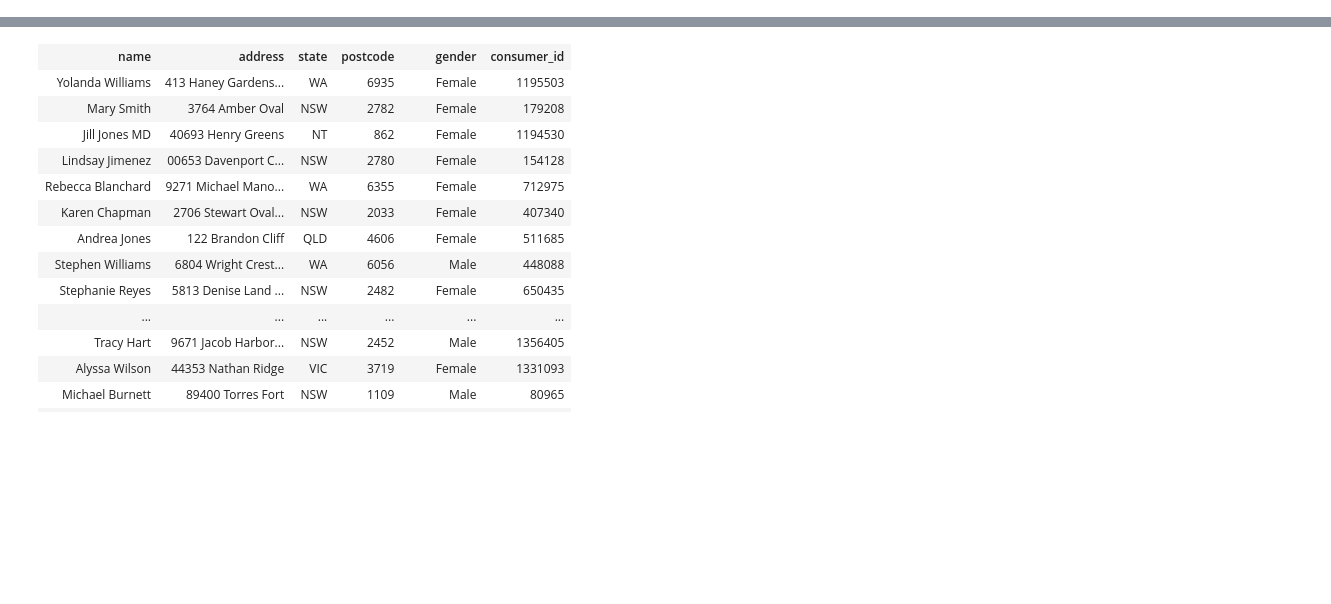
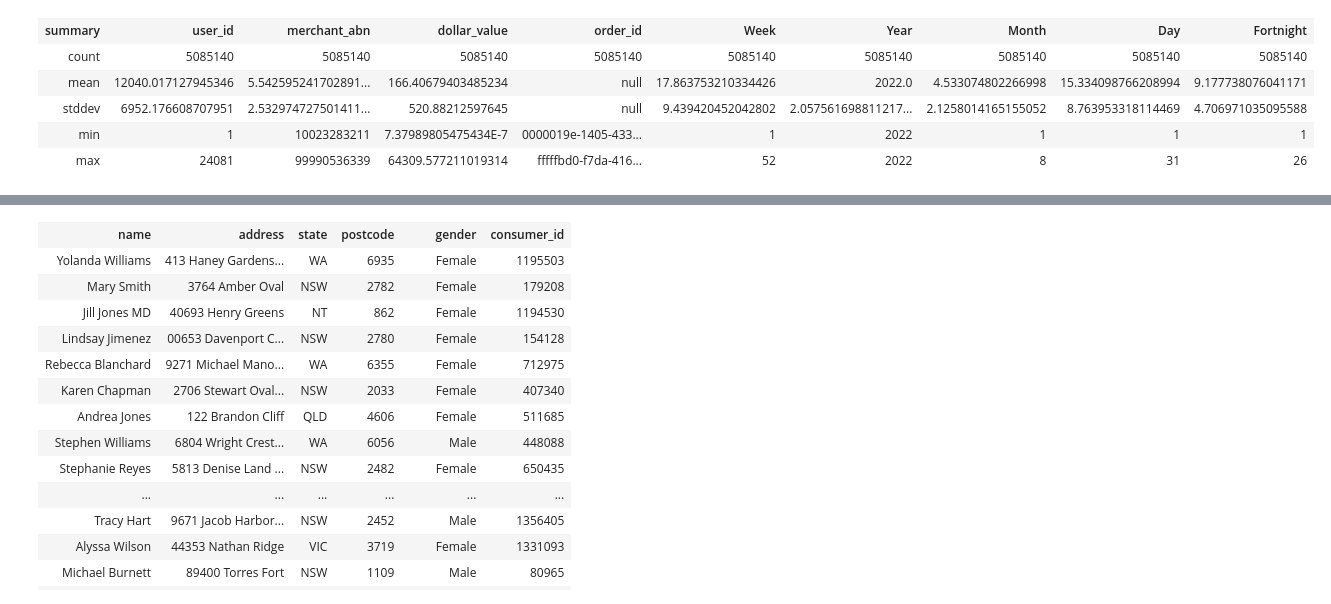
Before and after one commit to TGChenZP/MAST30034-A2_GroupWork_Py, a Jupyter notebook: notebooks/Y_grouping(by fortnight).ipynb, the cells around one changed output, grey strips where cells are left out. Cells and saved outputs as stored; diff of their text form; code cells hidden in the pictures; blank space fills up the shorter version.

```diff
--- a/notebooks/Y_grouping(by fortnight).ipynb
+++ b/notebooks/Y_grouping(by fortnight).ipynb
@@ -46,3 +41,16 @@ data = data.withColumn("Week", F.weekofyear("order_datetime"))\
         .withColumn("Month", F.month("order_datetime"))\
         .withColumn("Day", F.dayofmonth("order_datetime"))\
         .withColumn("Fortnight", ((F.col("Week")+1)/2).cast('int'))
+# %%
+#q
+k = data.filter(data.Year == 2022)
+k1 = data.filter(data.Year == 2021)
+# %%
+k.describe()
+# %% [output]
+| summary | user_id | merchant_abn | dollar_value | order_id | Week | Year | Month | Day | Fortnight |
+| count | 5085140 | 5085140 | 5085140 | 5085140 | 5085140 | 5085140 | 5085140 | 5085140 | 5085140 |
+| mean | 12040.017127945346 | 5.542595241702891... | 166.40679403485234 | null | 17.863753210334426 | 2022.0 | 4.533074802266998 | 15.334098766208994 | 9.177738076041171 |
+| stddev | 6952.176608707951 | 2.532974727501411... | 520.88212597645 | null | 9.439420452042802 | 2.057561698811217... | 2.1258014165155052 | 8.763953318114469 | 4.706971035095588 |
+| min | 1 | 10023283211 | 7.37989805475434E-7 | 0000019e-1405-433... | 1 | 2022 | 1 | 1 | 1 |
+| max | 24081 | 99990536339 | 64309.577211019314 | fffffbd0-f7da-416... | 52 | 2022 | 8 | 31 | 26 |
```
Also changed, not shown: parts of 7 cells of this notebook, 1 other file.
